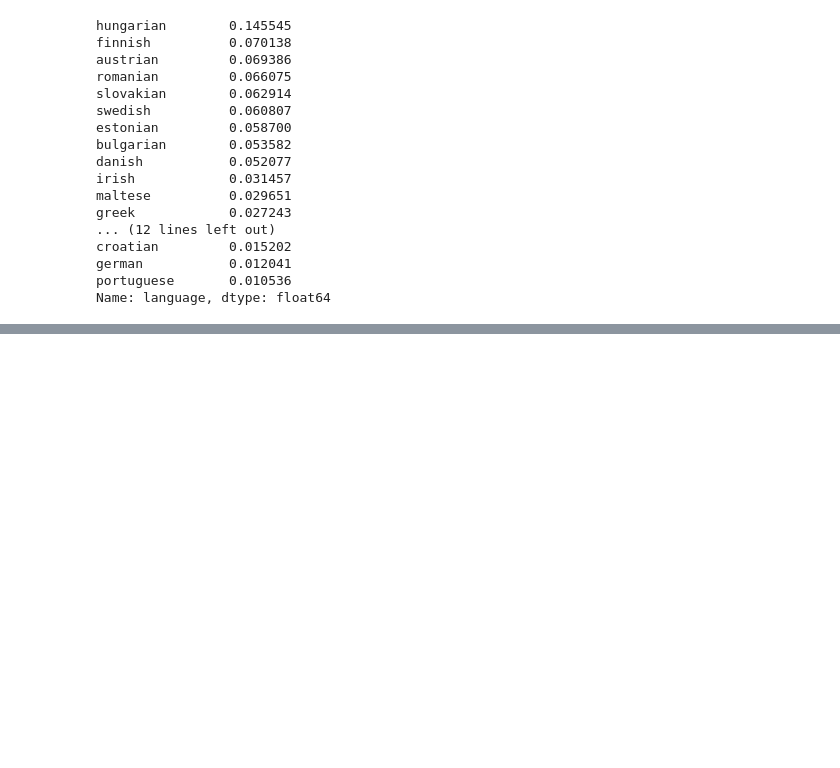
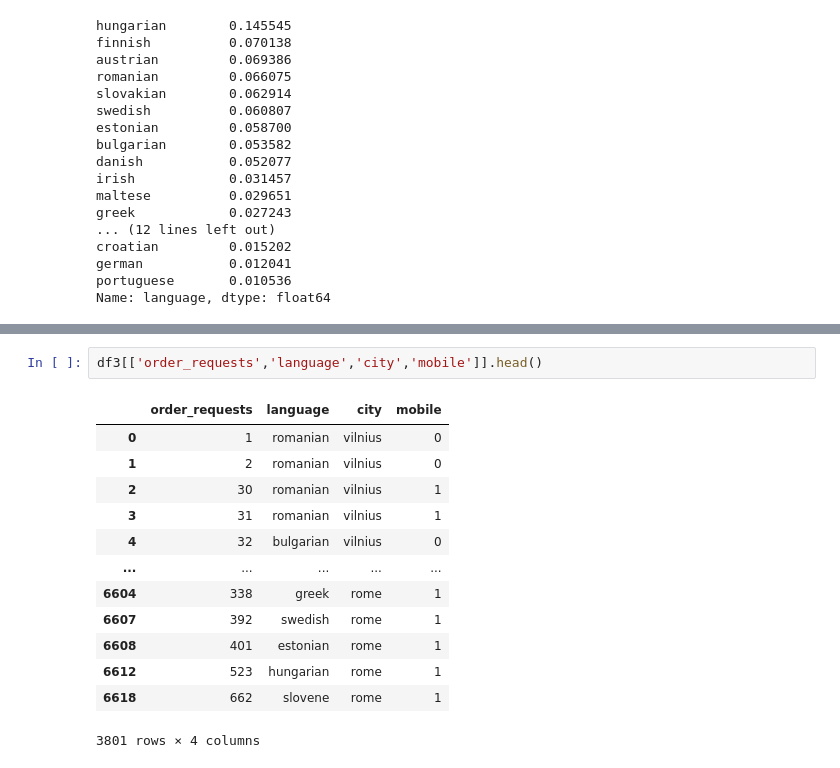
Before and after one commit to Novly57/IA_Framework_DefiIA, a Jupyter notebook: test_set/test_set.ipynb, the cells around one changed output, grey strips where cells are left out. Cells and saved outputs as stored; diff of their text form; blank space fills up the shorter version.

```diff
--- a/test_set/test_set.ipynb
+++ b/test_set/test_set.ipynb
@@ -74,0 +132,16 @@ array(['romanian'], dtype=object)
+# %%
+df3[['order_requests','language','city','mobile']].head()
+# %% [output]
+|  | order_requests | language | city | mobile |
+| 0 | 1 | romanian | vilnius | 0 |
+| 1 | 2 | romanian | vilnius | 0 |
+| 2 | 30 | romanian | vilnius | 1 |
+| 3 | 31 | romanian | vilnius | 1 |
+| 4 | 32 | bulgarian | vilnius | 0 |
+| ... | ... | ... | ... | ... |
+| 6604 | 338 | greek | rome | 1 |
+| 6607 | 392 | swedish | rome | 1 |
+| 6608 | 401 | estonian | rome | 1 |
+| 6612 | 523 | hungarian | rome | 1 |
+| 6618 | 662 | slovene | rome | 1 |
+3801 rows × 4 columns
```
Also changed, not shown: parts of 10 cells of this notebook, 1 other file.
